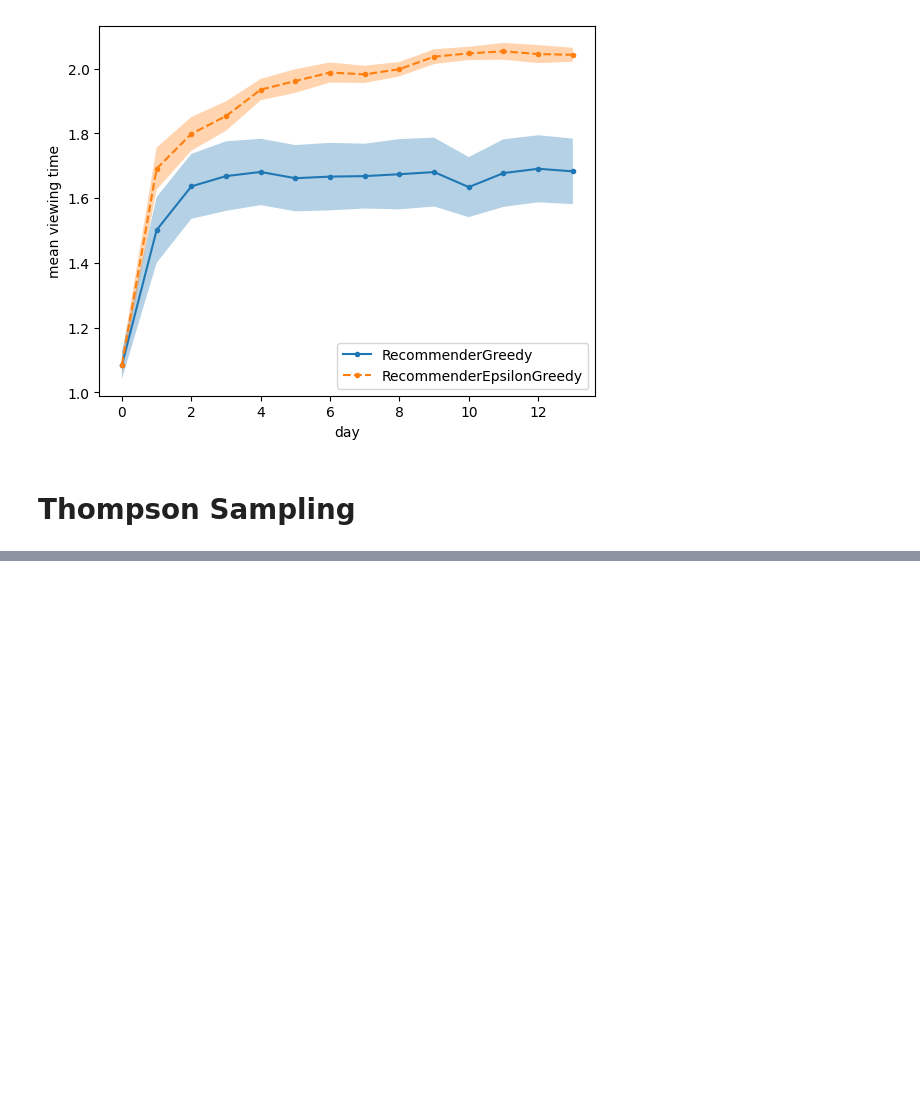
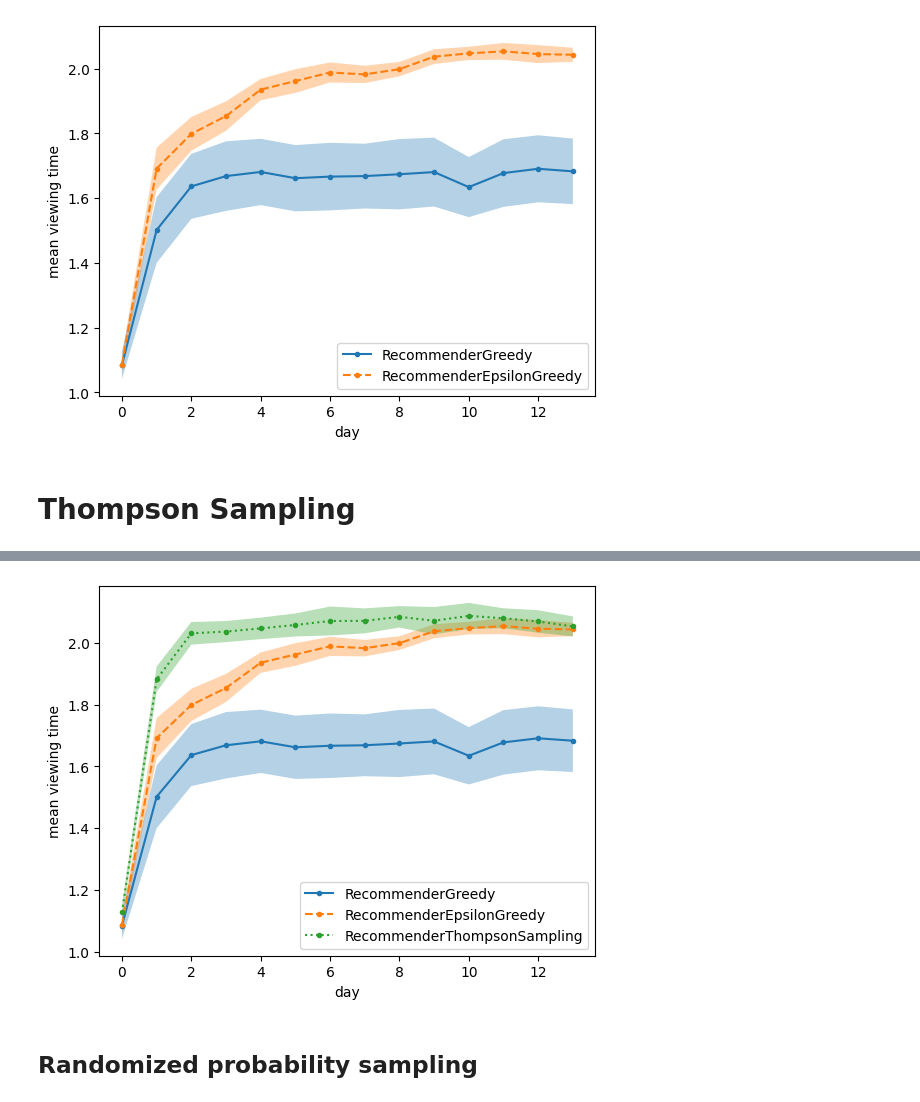
Before and after one commit to alextanhongpin/python-experimentation-for-engineers, a Jupyter notebook: 05_contextual_bandit.ipynb, the cells around one changed output, grey strips where cells are left out. Saved outputs shown, nothing was run; the diff lists cells and outputs as text; code cells hidden in the pictures; blank space fills up the shorter version.

```diff
--- a/05_contextual_bandit.ipynb
+++ b/05_contextual_bandit.ipynb
@@ -283,0 +375,38 @@ plt.ylabel("mean viewing time");
+# %%
+plt.plot(mean, ".-")
+plt.plot(mean_eps, ".--")
+plt.plot(mean_ts, ":.")
+
+plt.fill_between(
+    np.arange(len(mean)),
+    mean - se,
+    mean + se,
+    alpha=0.333,
+    linewidth=1,
+)
+
+plt.fill_between(
+    np.arange(len(mean_eps)),
+    mean_eps - se_eps,
+    mean_eps + se_eps,
+    alpha=0.333,
+    linewidth=1,
+)
+
+plt.fill_between(
+    np.arange(len(mean_eps)),
+    mean_ts - se_ts,
+    mean_ts + se_ts,
+    alpha=0.333,
+    linewidth=1,
+)
+
+plt.xlabel("day")
+plt.ylabel("mean viewing time")
+plt.legend(
+    ["RecommenderGreedy", "RecommenderEpsilonGreedy", "RecommenderThompsonSampling"]
+);
+# %% [output]
+[figure, added]
+# %% [markdown]
+## Randomized probability sampling
```
Also changed, not shown: parts of 7 cells of this notebook, 4 other files.
